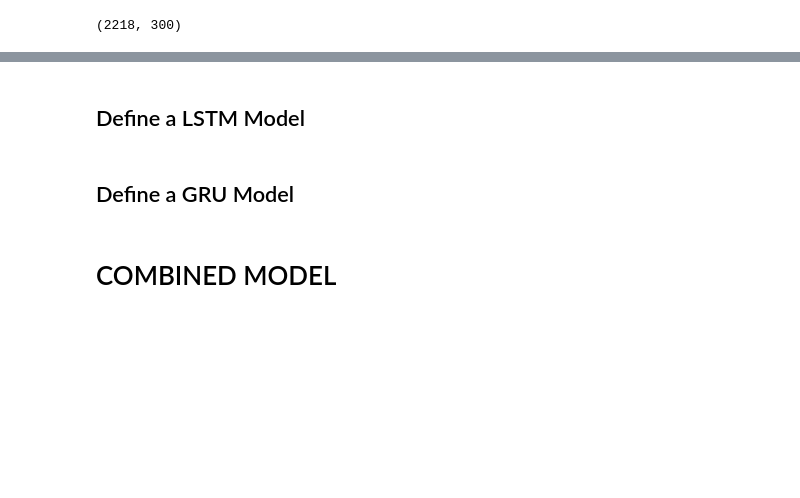
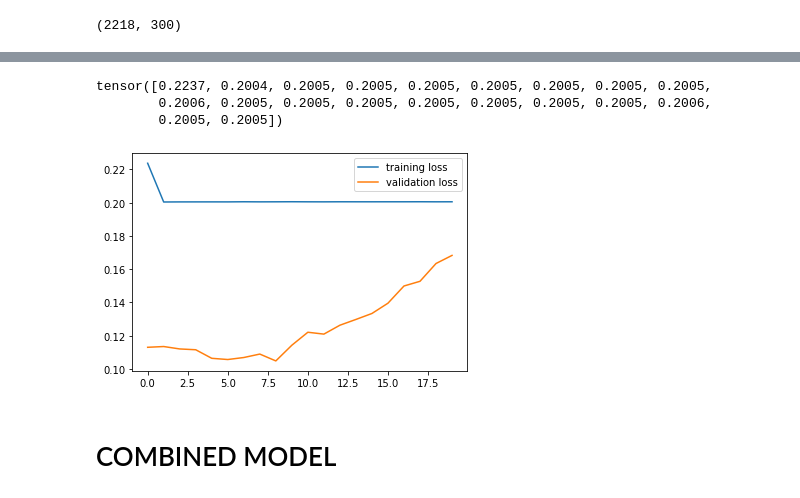
Before and after one commit to YarCode01/image_classification_with_caption, a Jupyter notebook: yari_initial.ipynb, the cells around one changed output, grey strips where cells are left out. Cells and saved outputs as stored; diff of their text form; code cells hidden in the pictures; blank space fills up the shorter version.

```diff
--- a/yari_initial.ipynb
+++ b/yari_initial.ipynb
@@ -406,0 +137,3 @@ def predict_test_data(model, test_loader, device, batch_size):
+# %%
+df_train = df_train.drop(['12'], axis=1)
+df_train.head()
@@ -635,5 +946,5 @@ class Bi_LSTM_Emb(nn.Module):
 # %%
-best_nlp_model = Bi_LSTM_Emb(19)
+best_nlp_model = Bi_LSTM_Emb(18)
 best_nlp_model = best_nlp_model.to(device)
 best_nlp_model.train()
 # %% [output]
@@ -649,23 +964,33 @@ optimizer = torch.optim.Adam(best_nlp_model.parameters(), lr=lr, weight_decay=1e
 criterion = nn.BCELoss()
-# %%
-num_epochs = 25
 # %%
+name_of_model = f'BiLSTM_lr={lr}_weight_decay={weight_decay}_dropout=0.5'
+os.mkdir(name_of_model)
+train_losses = torch.zeros(num_epochs)
+val_losses = torch.zeros(num_epochs)
+f1_scores = torch.zeros(num_epochs)
 for it in range(num_epochs):
-    for i, data in enumerate(full_loader):
+    train_loss = 0
+    best_nlp_model.train()
+    for i, data in enumerate(train_loader):
         captions = tokenizer.tokenize(data['caption'], seq_len, word_index)
         captions = torch.from_numpy(np.array(captions)).to(device)
         target = data['label'].to(device)
         optimizer.zero_grad()
         outputs = best_nlp_model(captions)
         loss = criterion(outputs, target)
-        # print(loss.item())
-        # backpropagation
+        train_loss+=loss.item()
+        if i % 500 == 0:
+            print(loss.item())
         loss.backward()
-        # update optimizer parameters
         optimizer.step()
-        # print(i)
-        # if i % 5 == 0:
-        #     print(best_nlp_model.calculate_f1_score(valid_loader, device))
-        #     break
-
-    print(f"epoch:{it} + {best_nlp_model.calculate_f1_score(valid_loader, device)}")
+    if ((it % save_freq == 0) or (it == num_epochs - 1)) and it > 0:
+        checkpoint_path = f'{name_of_model}/{name_of_model}{it}.pth'
+        checkpoint = {'model': best_cv_model.state_dict(),
+                  'optimizer': optimizer.state_dict(),
+                  'epoch': num_epochs}
+        torch.save(checkpoint, checkpoint_path)
+    print(it)
+    train_losses[it] = train_loss/len(train_loader)
+    result = best_nlp_model.calculate_f1_score_and_loss(valid_loader, criterion=criterion, device=device)
+    val_losses[it] = result['loss']
+    f1_scores[it] = result['f1_score']
@@ -868,2 +996,0 @@ class RNNModel(nn.Module):
-# %% [markdown]
-## Define a LSTM Model
@@ -895,2 +996,0 @@ class LSTMModel(nn.Module):
-# %% [markdown]
-## Define a GRU Model
@@ -922,0 +997,14 @@ class GRUModel(nn.Module):
+# %%
+train_losses
+# %% [output]
+tensor([0.2237, 0.2004, 0.2005, 0.2005, 0.2005, 0.2005, 0.2005, 0.2005, 0.2005,
+        0.2006, 0.2005, 0.2005, 0.2005, 0.2005, 0.2005, 0.2005, 0.2005, 0.2006,
+        0.2005, 0.2005])
+# %%
+plt.plot(np.arange(num_epochs),train_losses, label = "training loss")
+plt.plot(np.arange(num_epochs),valid_losses,label = "validation loss")
+plt.legend()
+plt.savefig(f'{name_of_model}/learning_curve.png')
+plt.show()
+# %% [output]
+[figure, added]
```
Also changed, not shown: parts of 102 cells of this notebook.
